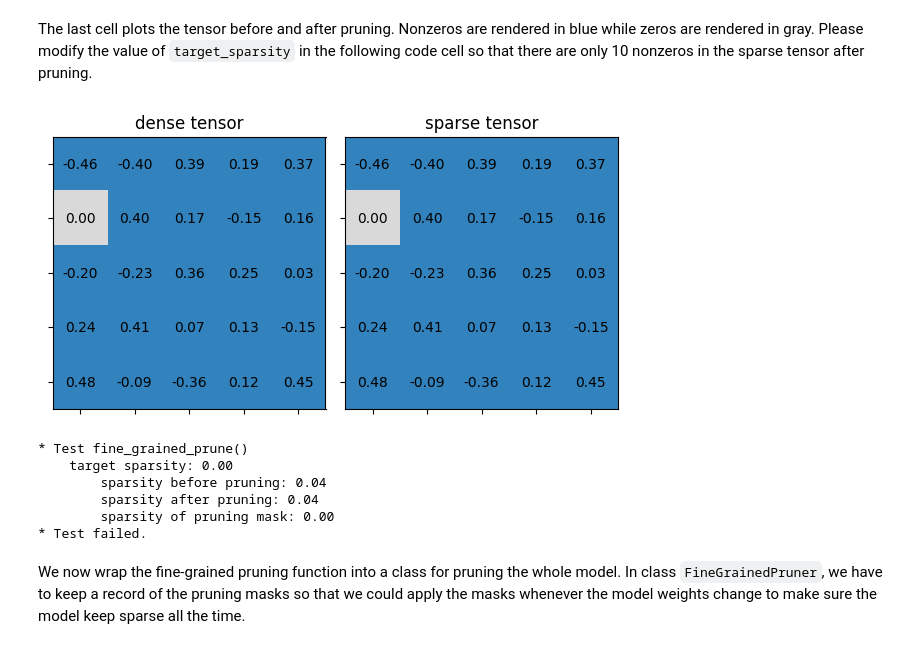
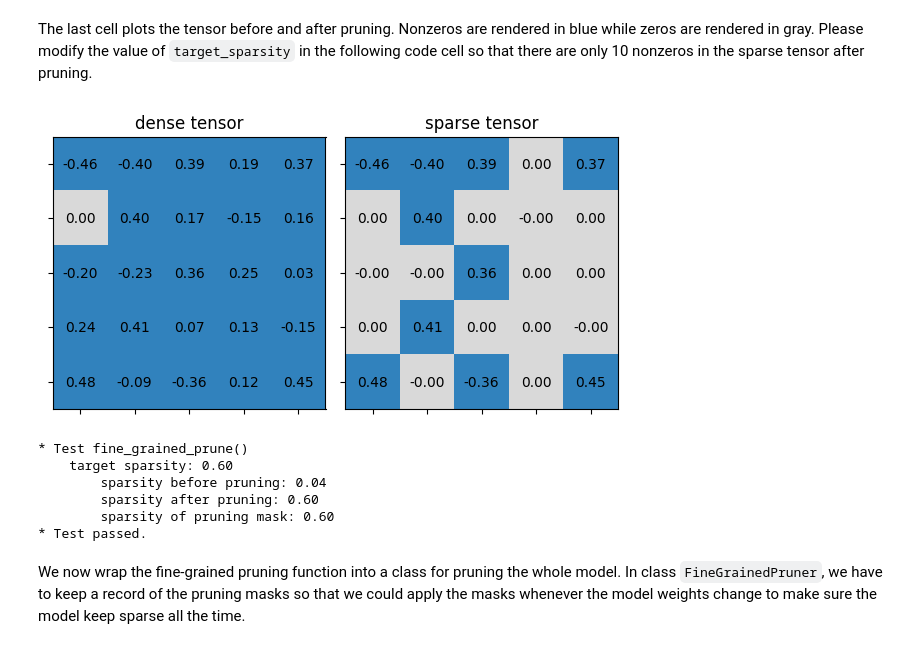
Before and after one commit to lamld203844/TinyML-and-Efficient-AI, a Jupyter notebook: lab1-prunning.ipynb, the cells around one changed output. Saved outputs shown, nothing was run; the diff lists cells and outputs as text; code cells hidden in the pictures.

```diff
--- a/lab1-prunning.ipynb
+++ b/lab1-prunning.ipynb
@@ -510,17 +514,17 @@ test_fine_grained_prune()
 The last cell plots the tensor before and after pruning. Nonzeros are rendered in blue while zeros are rendered in gray. Please modify the value of `target_sparsity` in the following code cell so that there are only 10 nonzeros in the sparse tensor after pruning.
 # %%
 ##################### YOUR CODE STARTS HERE #####################
-target_sparsity = 0 # please modify the value of target_sparsity
+target_sparsity = 1 - 10/25 # 1 - #non_zeros/#W
 ##################### YOUR CODE ENDS HERE #####################
 test_fine_grained_prune(target_sparsity=target_sparsity, target_nonzeros=10)
 # %% [output]
-[figure, old version]
+[figure, new version]
 * Test fine_grained_prune()
-    target sparsity: 0.00
+    target sparsity: 0.60
         sparsity before pruning: 0.04
-        sparsity after pruning: 0.04
-        sparsity of pruning mask: 0.00
-* Test failed.
+        sparsity after pruning: 0.60
+        sparsity of pruning mask: 0.60
+* Test passed.
 # %% [markdown]
 We now wrap the fine-grained pruning function into a class for pruning the whole model. In class `FineGrainedPruner`, we have to keep a record of the pruning masks so that we could apply the masks whenever the model weights change to make sure the model keep sparse all the time.
 # %%
```
Also changed, not shown: parts of 9 cells of this notebook.
